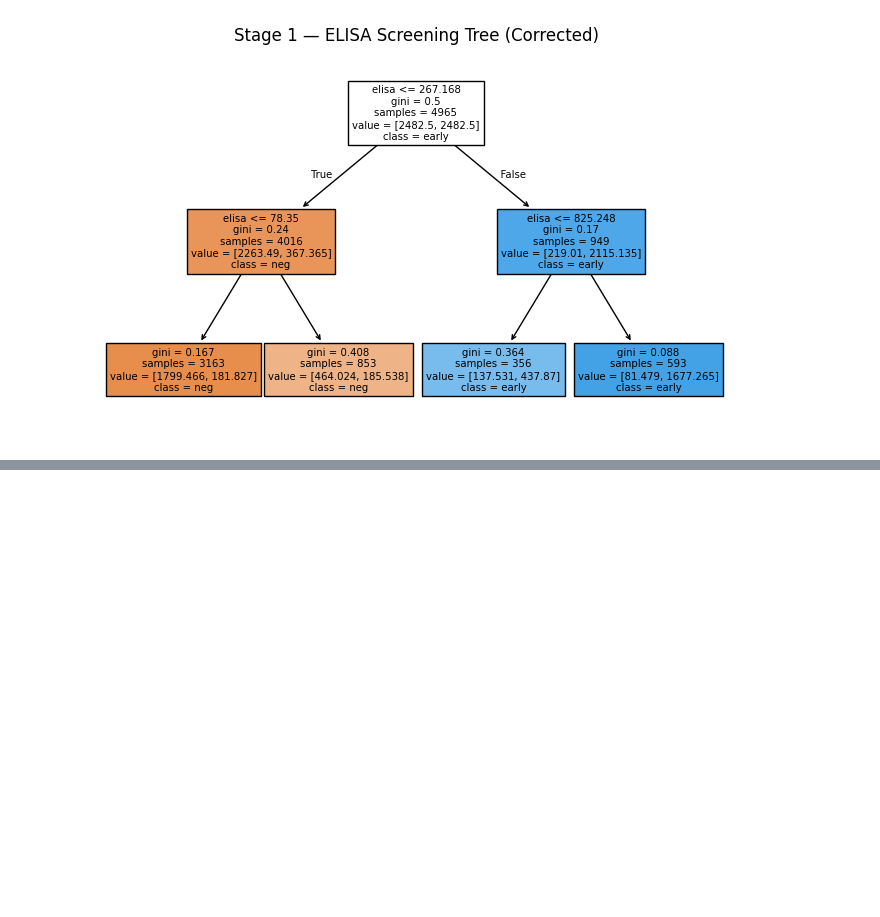
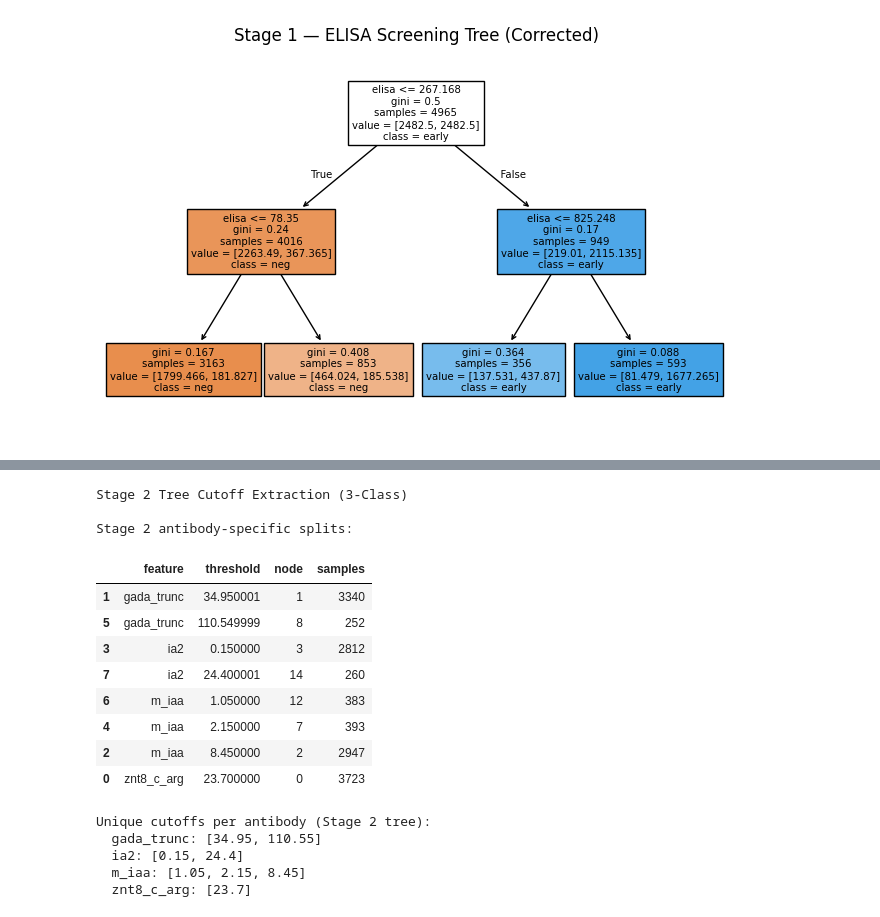
Before and after one commit to raeesay/t1d-early-screening, a Jupyter notebook: dataset1/regression.ipynb, the cells around one changed output, grey strips where cells are left out. Cells and saved outputs as stored; diff of their text form; code cells hidden in the pictures; blank space fills up the shorter version.

```diff
--- a/dataset1/regression.ipynb
+++ b/dataset1/regression.ipynb
@@ -1878,0 +1943,35 @@ clean_df.head()
+# %%
+# Extract Stage 2 tree splits (antibody-specific cutoffs)
+print("Stage 2 Tree Cutoff Extraction (3-Class)")
+
+stage2_tree = stage2_model.tree_
+stage2_splits = extract_tree_splits(stage2_tree, conf_features)
+stage2_cutoffs_df = pd.DataFrame(stage2_splits).sort_values(["feature", "threshold"])
+
+print("\nStage 2 antibody-specific splits:")
+display(stage2_cutoffs_df)
+
+# Aggregate by feature to show unique cutoff values
+print("\nUnique cutoffs per antibody (Stage 2 tree):")
+stage2_by_ab = stage2_cutoffs_df.groupby("feature")["threshold"].apply(list).to_dict()
+for ab, thresholds in sorted(stage2_by_ab.items()):
+    thresholds_unique = sorted(list(set(np.round(thresholds, 3))))
+    print(f"  {ab}: {thresholds_unique}")
+# %% [output]
+Stage 2 Tree Cutoff Extraction (3-Class)
+
+Stage 2 antibody-specific splits:
+|  | feature | threshold | node | samples |
+| 1 | gada_trunc | 34.950001 | 1 | 3340 |
+| 5 | gada_trunc | 110.549999 | 8 | 252 |
+| 3 | ia2 | 0.150000 | 3 | 2812 |
+| 7 | ia2 | 24.400001 | 14 | 260 |
+| 6 | m_iaa | 1.050000 | 12 | 383 |
+| 4 | m_iaa | 2.150000 | 7 | 393 |
+| 2 | m_iaa | 8.450000 | 2 | 2947 |
+| 0 | znt8_c_arg | 23.700000 | 0 | 3723 |
+Unique cutoffs per antibody (Stage 2 tree):
+  gada_trunc: [34.95, 110.55]
+  ia2: [0.15, 24.4]
+  m_iaa: [1.05, 2.15, 8.45]
+  znt8_c_arg: [23.7]
```
Also changed, not shown: parts of 8 cells of this notebook, 1 other file.
